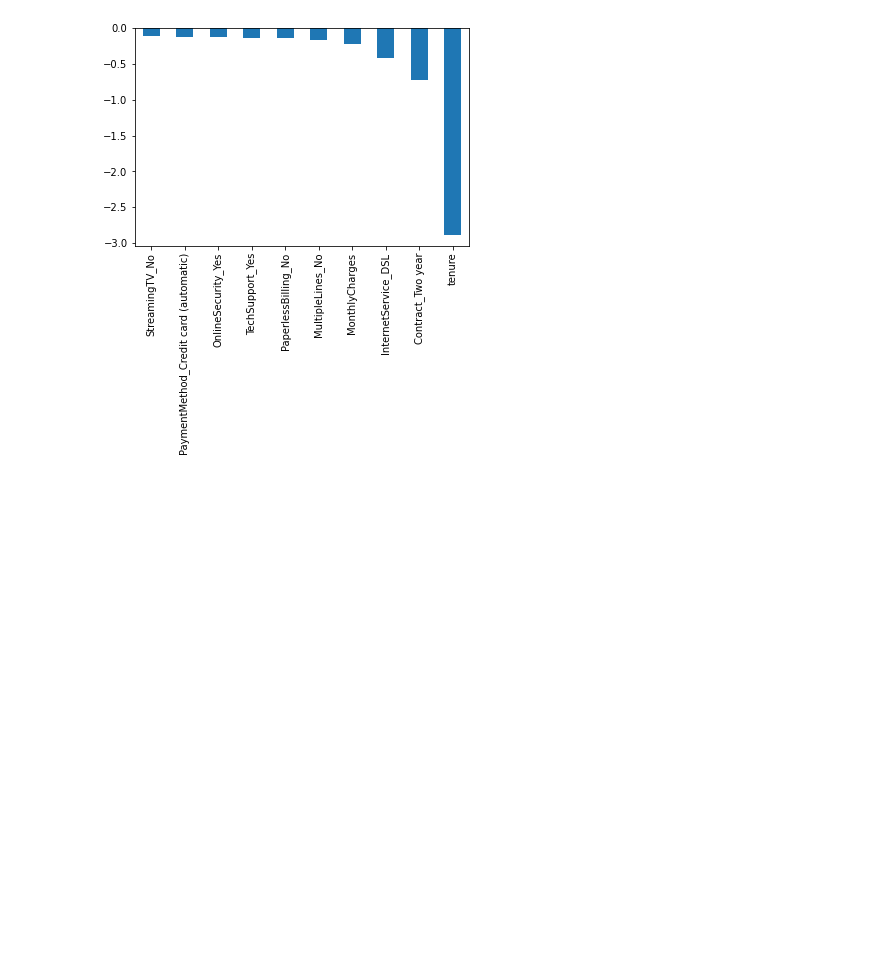
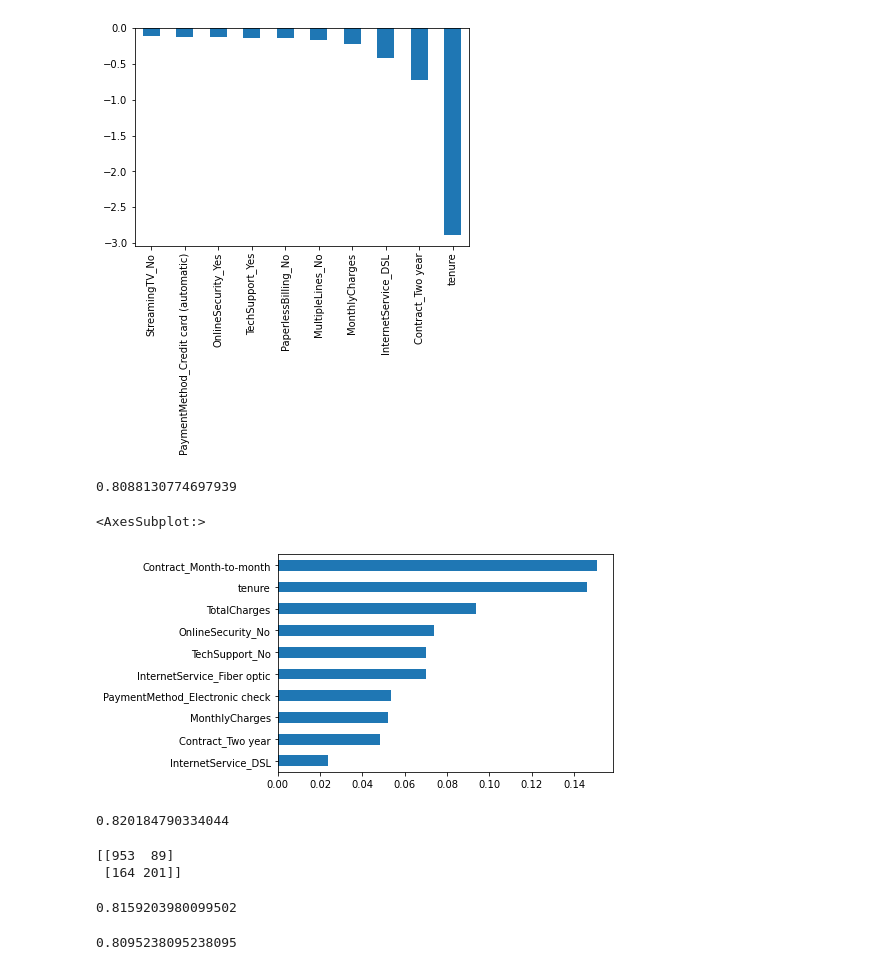
Before and after one commit to reyscode/CustomerChurnPrediction, a Jupyter notebook: notebooks/Data Analysis.ipynb, the cells around one changed output. Drawn from its saved outputs; the diff is of its cells as text; code cells hidden in the pictures; blank space fills up the shorter version.

Commit message:
adds model building and evaluation

```diff
--- a/notebooks/Data Analysis.ipynb
+++ b/notebooks/Data Analysis.ipynb
@@ -282,3 +282,68 @@ print(weights.sort_values(ascending = False)[-10:].plot(kind='bar'))
 # %% [output]
 AxesSubplot(0.125,0.125;0.775x0.755)
 [figure]
+# %%
+#Random Forest Method
+
+from sklearn.ensemble import RandomForestClassifier
+
+X_train, X_test, y_train, y_test = train_test_split(X, y, test_size=0.2, random_state=101)
+
+model_1 = RandomForestClassifier(n_estimators=1000, oob_score = True, n_jobs = -1,
+                                  random_state =50, max_features = "auto",
+                                  max_leaf_nodes = 30)
+model_1.fit(X_train, y_train)
+
+result_1 = model_1.predict(X_test)
+print(metrics.accuracy_score(y_test, result_1))
+# %% [output]
+0.8088130774697939
+# %%
+importances = model_1.feature_importances_
+weights = pd.Series(importances,
+                 index=X.columns.values)
+weights.sort_values()[-10:].plot(kind = 'barh')
+# %% [output]
+<AxesSubplot:>
+[figure, added]
+# %%
+#SVM
+from sklearn.svm import SVC
+
+X_train, X_test, y_train, y_test = train_test_split(X, y, test_size=0.2, random_state=99)
+
+model.SVM = SVC(kernel='linear')
+model.SVM.fit(X_train, y_train)
+
+result_2 = model.SVM.predict(X_test)
+print(metrics.accuracy_score(y_test, result_2))
+# %% [output]
+0.820184790334044
+# %%
+# Create the Confusion matrix
+from sklearn.metrics import classification_report, confusion_matrix
+print(confusion_matrix(y_test,result_2))
+# %% [output]
+[[953  89]
+ [164 201]]
+# %%
+# AdaBoost Algorithm
+from sklearn.ensemble import AdaBoostClassifier
+model = AdaBoostClassifier()
+# n_estimators = 50 (default value)
+# base_estimator = DecisionTreeClassifier (default value)
+model.fit(X_train,y_train)
+preds = model.predict(X_test)
+metrics.accuracy_score(y_test, preds)
+# %% [output]
+0.8159203980099502
+# %%
+from xgboost import XGBClassifier
+X_train, X_test, y_train, y_test = train_test_split(X, y, test_size=0.2, random_state=99)
+
+model = XGBClassifier()
+model.fit(X_train, y_train)
+preds = model.predict(X_test)
+metrics.accuracy_score(y_test, preds)
+# %% [output]
+0.8095238095238095
```
